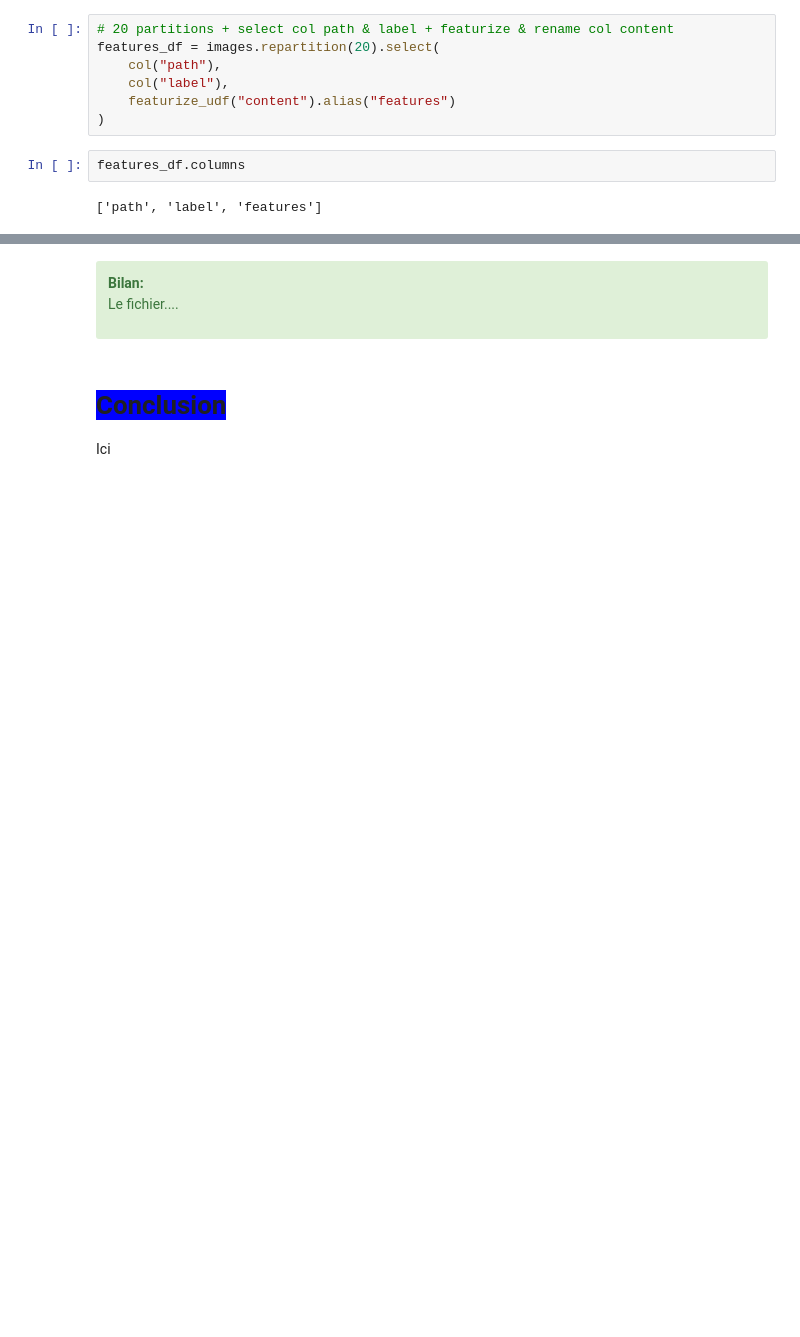
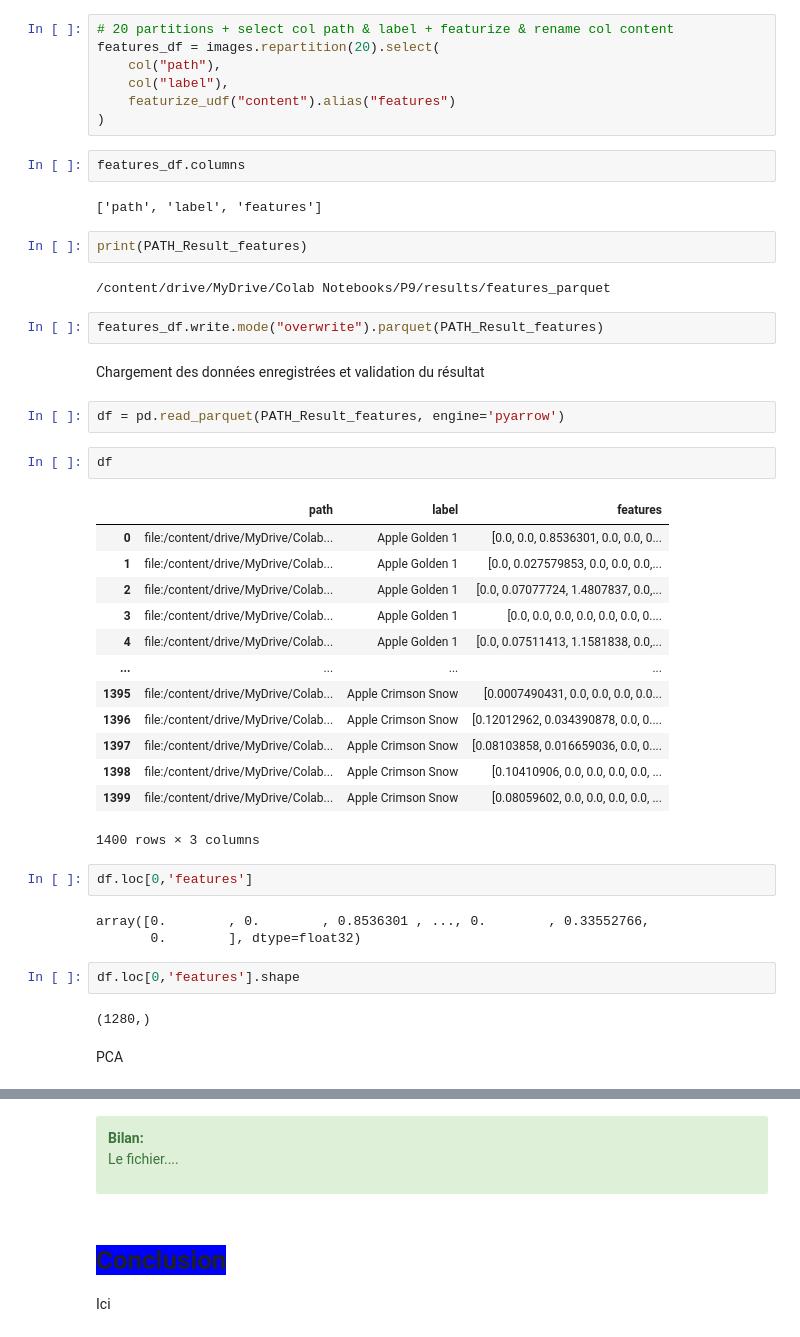
Before and after one commit to pierrickBERTHE/PB9-Traitement_Big_Data_sur_du_Cloud, a Jupyter notebook: Berthe_Pierrick_1_notebook_052024.ipynb, the cells around one changed output, grey strips where cells are left out. Drawn from its saved outputs; the diff is of its cells as text; blank space fills up the shorter version.

```diff
--- a/Berthe_Pierrick_1_notebook_052024.ipynb
+++ b/Berthe_Pierrick_1_notebook_052024.ipynb
@@ -348,3 +447,40 @@ features_df = images.repartition(20).select(
 features_df.columns
 # %% [output]
 ['path', 'label', 'features']
+# %%
+print(PATH_Result_features)
+# %% [output]
+/content/drive/MyDrive/Colab Notebooks/P9/results/features_parquet
+# %%
+features_df.write.mode("overwrite").parquet(PATH_Result_features)
+# %% [markdown]
+Chargement des données enregistrées et validation du résultat
+# %%
+df = pd.read_parquet(PATH_Result_features, engine='pyarrow')
+# %%
+df
+# %% [output]
+|  | path | label | features |
+| 0 | file:/content/drive/MyDrive/Colab... | Apple Golden 1 | [0.0, 0.0, 0.8536301, 0.0, 0.0, 0... |
+| 1 | file:/content/drive/MyDrive/Colab... | Apple Golden 1 | [0.0, 0.027579853, 0.0, 0.0, 0.0,... |
+| 2 | file:/content/drive/MyDrive/Colab... | Apple Golden 1 | [0.0, 0.07077724, 1.4807837, 0.0,... |
+| 3 | file:/content/drive/MyDrive/Colab... | Apple Golden 1 | [0.0, 0.0, 0.0, 0.0, 0.0, 0.0, 0.... |
+| 4 | file:/content/drive/MyDrive/Colab... | Apple Golden 1 | [0.0, 0.07511413, 1.1581838, 0.0,... |
+| ... | ... | ... | ... |
+| 1395 | file:/content/drive/MyDrive/Colab... | Apple Crimson Snow | [0.0007490431, 0.0, 0.0, 0.0, 0.0... |
+| 1396 | file:/content/drive/MyDrive/Colab... | Apple Crimson Snow | [0.12012962, 0.034390878, 0.0, 0.... |
+| 1397 | file:/content/drive/MyDrive/Colab... | Apple Crimson Snow | [0.08103858, 0.016659036, 0.0, 0.... |
+| 1398 | file:/content/drive/MyDrive/Colab... | Apple Crimson Snow | [0.10410906, 0.0, 0.0, 0.0, 0.0, ... |
+| 1399 | file:/content/drive/MyDrive/Colab... | Apple Crimson Snow | [0.08059602, 0.0, 0.0, 0.0, 0.0, ... |
+1400 rows × 3 columns
+# %%
+df.loc[0,'features']
+# %% [output]
+array([0.        , 0.        , 0.8536301 , ..., 0.        , 0.33552766,
+       0.        ], dtype=float32)
+# %%
+df.loc[0,'features'].shape
+# %% [output]
+(1280,)
+# %% [markdown]
+PCA
```
Also changed, not shown: parts of 32 cells of this notebook.
